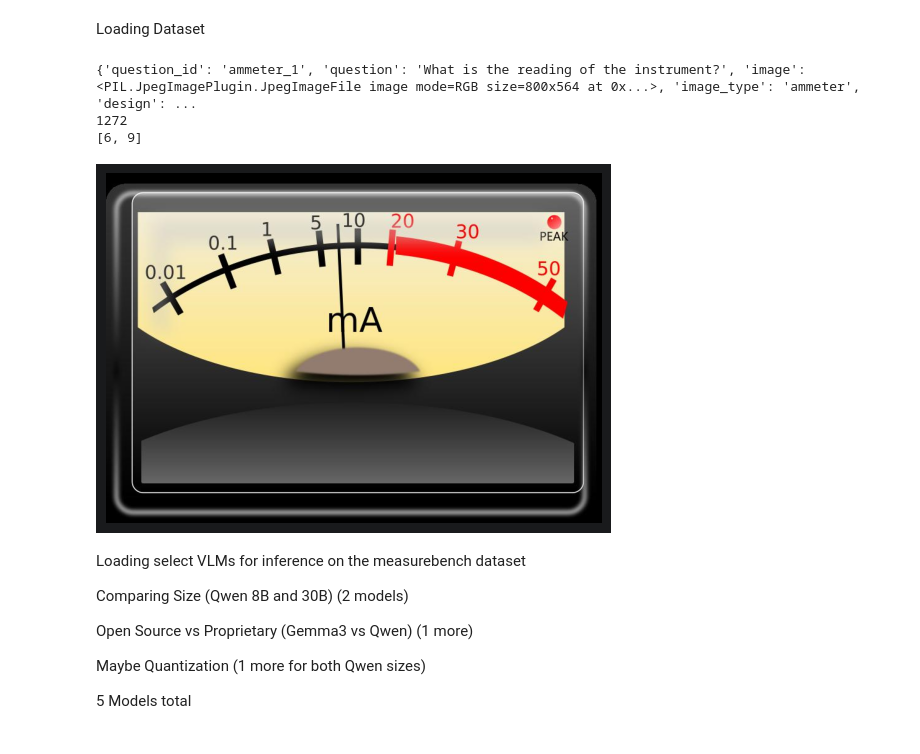
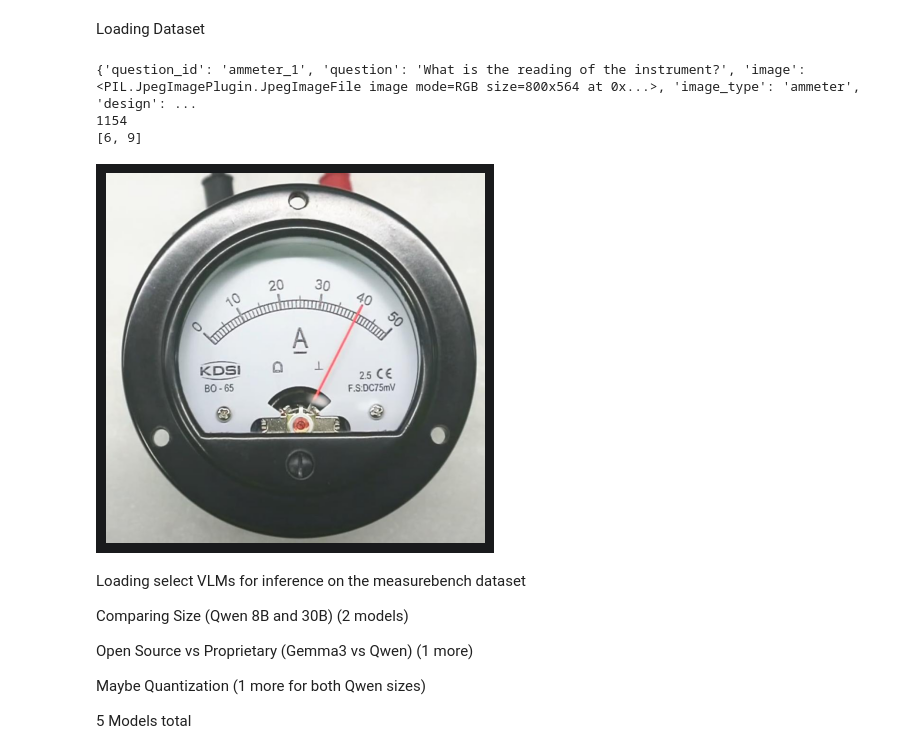
Before and after one commit to Jack-Lacy/VLM_Robustness, a Jupyter notebook: Main.ipynb, the cells around one changed output. Cells and saved outputs as stored; diff of their text form; code cells hidden in the pictures.

```diff
--- a/Main.ipynb
+++ b/Main.ipynb
@@ -3,21 +3,22 @@ Loading Dataset
 # %%
 from datasets import load_dataset
 from matplotlib import pyplot as plt
 import json
 
 dataset = load_dataset("FlagEval/MeasureBench", split="real_world")
+dataset = dataset.filter(lambda x: x["image_type"] != "clock")
 print(dataset[1])
 print(len(dataset))
 print(json.loads(dataset[1]["evaluator_kwargs"])["interval"])
 
-plt.imshow(dataset[1]["image"])
+plt.imshow(dataset[3]["image"])
 plt.axis("off")
 plt.show()
 # %% [output]
 {'question_id': 'ammeter_1', 'question': 'What is the reading of the instrument?', 'image': <PIL.JpegImagePlugin.JpegImageFile image mode=RGB size=800x564 at 0x...>, 'image_type': 'ammeter', 'design': ...
-1272
+1154
 [6, 9]
-[figure, old version]
+[figure, new version]
 # %% [markdown]
 Loading select VLMs for inference on the measurebench dataset
 
```
Also changed, not shown: parts of 3 cells of this notebook, 1 other file.
